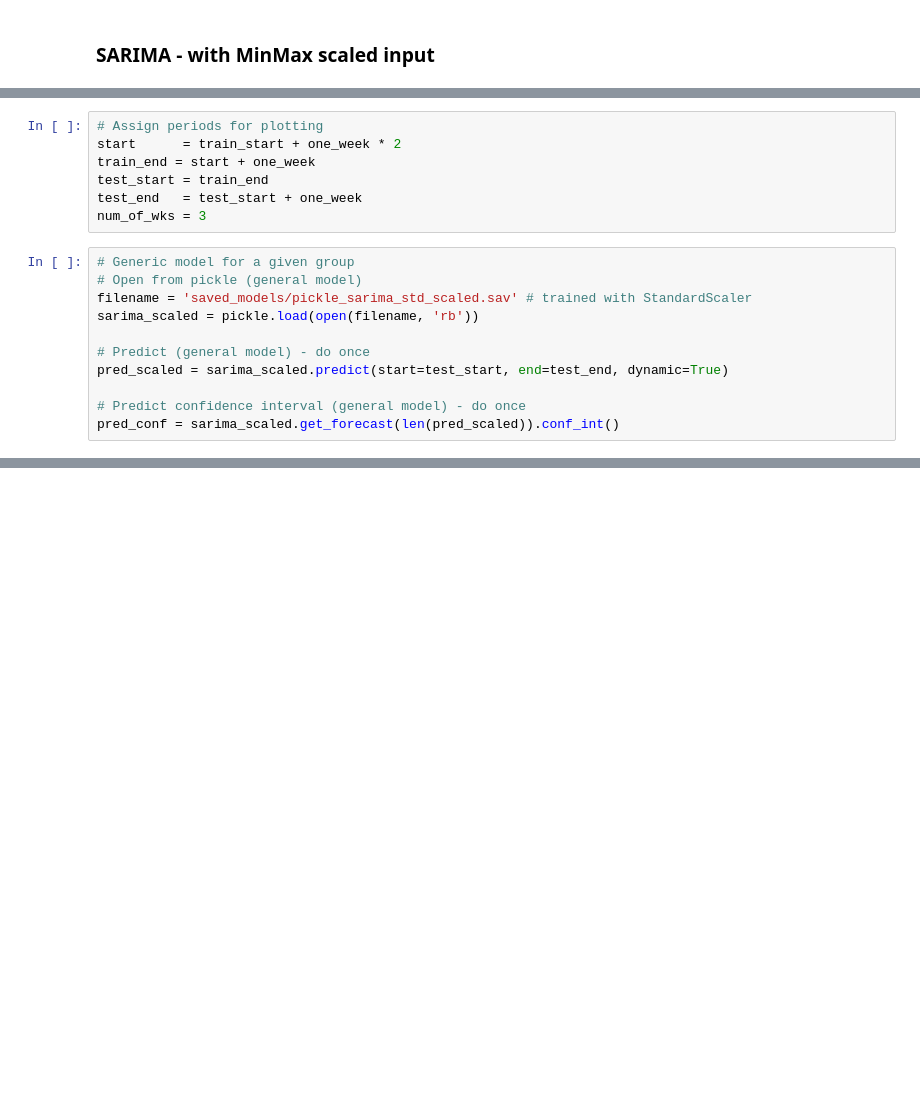
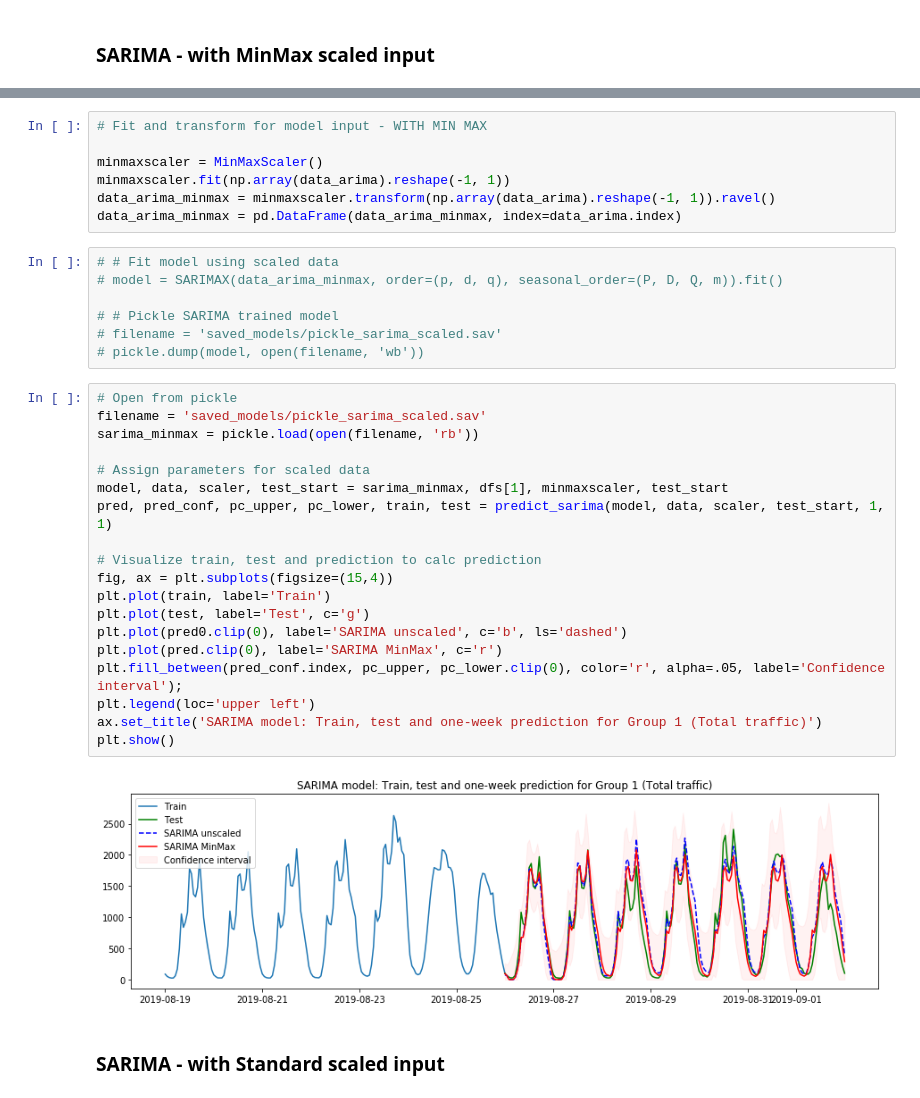
Before and after one commit to khairulomar/Melbourne_pedestrian, a Jupyter notebook: Melbourne_pedestrian.ipynb, the cells around one changed output, grey strips where cells are left out. Saved outputs shown, nothing was run; the diff lists cells and outputs as text; blank space fills up the shorter version.

```diff
--- a/Melbourne_pedestrian.ipynb
+++ b/Melbourne_pedestrian.ipynb
@@ -1054,18 +1081,0 @@ plt.show()
-# %%
-# Assign periods for plotting
-start      = train_start + one_week * 2
-train_end = start + one_week
-test_start = train_end
-test_end   = test_start + one_week
-num_of_wks = 3
-# %%
-# Generic model for a given group
-# Open from pickle (general model)
-filename = 'saved_models/pickle_sarima_std_scaled.sav' # trained with StandardScaler
-sarima_scaled = pickle.load(open(filename, 'rb'))
-
-# Predict (general model) - do once
-pred_scaled = sarima_scaled.predict(start=test_start, end=test_end, dynamic=True)
-
-# Predict confidence interval (general model) - do once
-pred_conf = sarima_scaled.get_forecast(len(pred_scaled)).conf_int()
@@ -1421,0 +1082,37 @@ plt.show()
+# %%
+# Fit and transform for model input - WITH MIN MAX
+
+minmaxscaler = MinMaxScaler()
+minmaxscaler.fit(np.array(data_arima).reshape(-1, 1))
+data_arima_minmax = minmaxscaler.transform(np.array(data_arima).reshape(-1, 1)).ravel()
+data_arima_minmax = pd.DataFrame(data_arima_minmax, index=data_arima.index)
+# %%
+# # Fit model using scaled data
+# model = SARIMAX(data_arima_minmax, order=(p, d, q), seasonal_order=(P, D, Q, m)).fit()
+
+# # Pickle SARIMA trained model
+# filename = 'saved_models/pickle_sarima_scaled.sav'
+# pickle.dump(model, open(filename, 'wb'))
+# %%
+# Open from pickle
+filename = 'saved_models/pickle_sarima_scaled.sav'
+sarima_minmax = pickle.load(open(filename, 'rb'))
+
+# Assign parameters for scaled data
+model, data, scaler, test_start = sarima_minmax, dfs[1], minmaxscaler, test_start
+pred, pred_conf, pc_upper, pc_lower, train, test = predict_sarima(model, data, scaler, test_start, 1, 1)
+
+# Visualize train, test and prediction to calc prediction
+fig, ax = plt.subplots(figsize=(15,4))
+plt.plot(train, label='Train')
+plt.plot(test, label='Test', c='g')
+plt.plot(pred0.clip(0), label='SARIMA unscaled', c='b', ls='dashed')
+plt.plot(pred.clip(0), label='SARIMA MinMax', c='r')
+plt.fill_between(pred_conf.index, pc_upper, pc_lower.clip(0), color='r', alpha=.05, label='Confidence interval');
+plt.legend(loc='upper left')
+ax.set_title('SARIMA model: Train, test and one-week prediction for Group 1 (Total traffic)')
+plt.show()
+# %% [output]
+[figure, added]
+# %% [markdown]
+### SARIMA - with Standard scaled input
```
Also changed, not shown: parts of 83 cells of this notebook.
